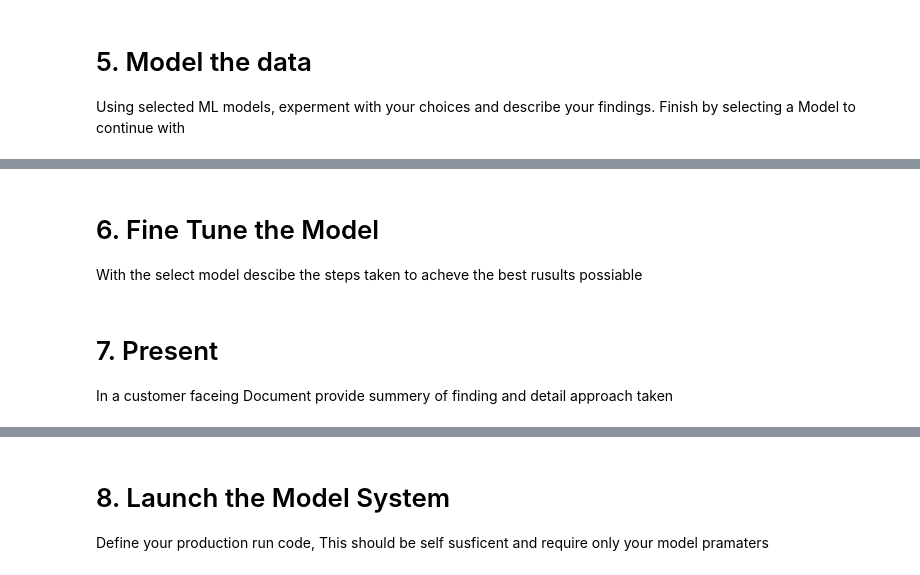
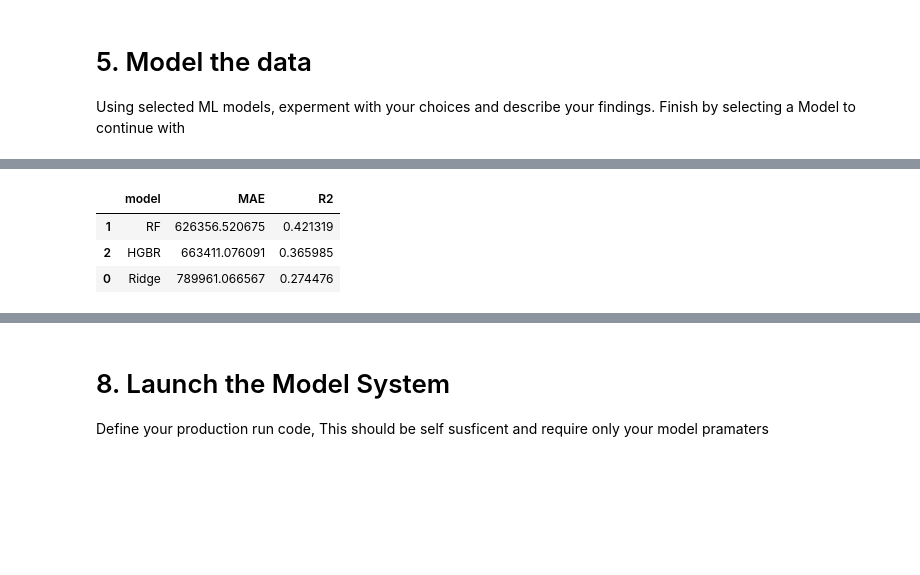
Before and after one commit to Andrey199123/Machine-Learning, a Jupyter notebook: Project_2/Project_2.ipynb, the cells around one changed output, grey strips where cells are left out. Cells and saved outputs as stored; diff of their text form; code cells hidden in the pictures; blank space fills up the shorter version.

Commit message:
Add housing prediction project (steps 2–8, saved model artifacts)

```diff
--- a/Project_2/Project_2.ipynb
+++ b/Project_2/Project_2.ipynb
@@ -301,7 +301,66 @@ RF: MAE=$693,936  R²=0.318
-# %% [markdown]
-# 6. Fine Tune the Model
-
-With the select model descibe the steps taken to acheve the best rusults possiable
-# %% [markdown]
-# 7. Present
-In a customer faceing Document provide summery of finding and detail approach taken
+# %%
+import os, json, numpy as np, pandas as pd, joblib
+from pathlib import Path
+from sklearn.model_selection import train_test_split
+from sklearn.preprocessing import OneHotEncoder
+from sklearn.compose import ColumnTransformer
+from sklearn.impute import SimpleImputer
+from sklearn.pipeline import Pipeline
+from sklearn.linear_model import Ridge
+from sklearn.ensemble import RandomForestRegressor, HistGradientBoostingRegressor
+from sklearn.metrics import mean_absolute_error, r2_score
+
+RANDOM_STATE = 1337
+ARTIFACT_DIR = Path("./artifacts"); ARTIFACT_DIR.mkdir(exist_ok=True, parents=True)
+
+def make_xy(df, target="SoldPrice"):
+    y = df[target].astype(float).values
+    drop = {target, "PricePerSqFt", "ListingPrice", "ListPrice", "price_per_sqft", "Address"}
+    drop |= {c for c in df.columns if ("price" in c.lower() and c not in {target})}
+    X = df.drop(columns=[c for c in drop if c in df.columns], errors="ignore").copy()
+    cat = [c for c in X.columns if X[c].dtype == "object"]
+    num = [c for c in X.columns if c not in cat]
+    return X, y, num, cat
+
+def build_preproc(num, cat):
+    num_pipe = SimpleImputer(strategy="median")
+    cat_pipe = Pipeline([("impute", SimpleImputer(strategy="most_frequent")),
+                         ("oh", OneHotEncoder(handle_unknown="ignore"))])
+    return ColumnTransformer([("num", num_pipe, num), ("cat", cat_pipe, cat)])
+
+# find train/val
+env = globals()
+if "train" in env and "test" in env:
+    tr, va = env["train"].copy(), env["test"].copy()
+elif "train_data" in env and "test_data" in env:
+    tr, va = env["train_data"].copy(), env["test_data"].copy()
+else:
+    # fallback: split the first DF with SoldPrice
+    cands = [v for v in env.values() if isinstance(v, pd.DataFrame) and "SoldPrice" in v.columns]
+    if not cands: raise RuntimeError("No DataFrame with SoldPrice found.")
+    tr, va = train_test_split(cands[0], test_size=0.2, random_state=RANDOM_STATE)
+
+Xtr, ytr, num, cat = make_xy(tr, "SoldPrice")
+Xva, yva, _, _   = make_xy(va, "SoldPrice")
+preproc = build_preproc(num, cat)
+
+models = {
+    "Ridge": Pipeline([("prep", preproc), ("m", Ridge(random_state=RANDOM_STATE))]),
+    "RF":    Pipeline([("prep", preproc), ("m", RandomForestRegressor(random_state=RANDOM_STATE, n_estimators=400, n_jobs=-1))]),
+    "HGBR":  Pipeline([("prep", preproc), ("m", HistGradientBoostingRegressor(random_state=RANDOM_STATE))]),
+}
+
+rows = []
+for name, pipe in models.items():
+    pipe.fit(Xtr, ytr)
+    p = pipe.predict(Xva)
+    rows.append({"model": name, "MAE": float(mean_absolute_error(yva, p)), "R2": float(r2_score(yva, p))})
+
+import pandas as pd
+bench = pd.DataFrame(rows).sort_values("MAE")
+bench
+# %% [output]
+|  | model | MAE | R2 |
+| 1 | RF | 626356.520675 | 0.421319 |
+| 2 | HGBR | 663411.076091 | 0.365985 |
+| 0 | Ridge | 789961.066567 | 0.274476 |
```
Also changed, not shown: parts of 13 cells of this notebook, 11 other files.
